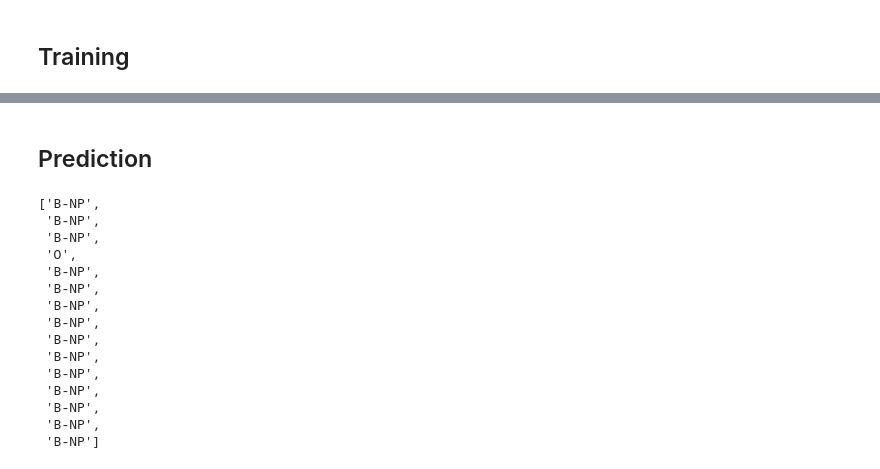
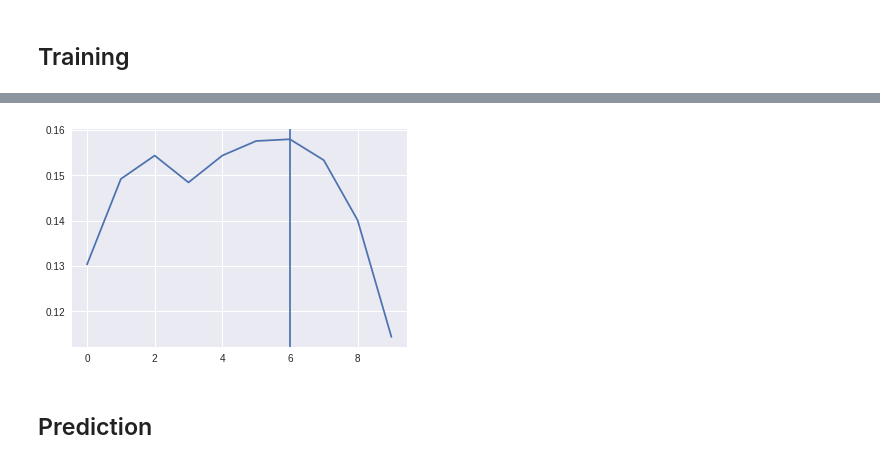
Before and after one commit to kohjingyu/hidden-markov-model, a Jupyter notebook: Part5.ipynb, the cells around one changed output, grey strips where cells are left out. Drawn from its saved outputs; the diff is of its cells as text; code cells hidden in the pictures.

```diff
--- a/Part5.ipynb
+++ b/Part5.ipynb
@@ -311,2 +367,7 @@ plt.plot(np.arange(len(losses))[::interval], losses[::interval]);  # loss of one
+# %%
+plt.plot(np.arange(n_epochs), accuracies)
+plt.axvline(x=np.argmax(accuracies));
+# %% [output]
+[figure, added]
 # %% [markdown]
 ## Prediction
@@ -315,30 +373,0 @@ out_filename = f'data/{dataset}/dev.p5.out'
-# %%
-def predict(model, sequence):
-    states = list(state_mapping)
-
-    result = []
-    tokens = tokenize(token_mapping, sequence)
-    for token in tokens:
-        x = one_hot_encode(token, len(token_mapping))
-        y_ = forward(model, x)
-        pred = states[np.argmax(y_)]
-        result.append(pred)
-    return result
-
-predict(model, val_sentences[0])
-# %% [output]
-['B-NP',
- 'B-NP',
- 'B-NP',
- 'O',
- 'B-NP',
- 'B-NP',
- 'B-NP',
- 'B-NP',
- 'B-NP',
- 'B-NP',
- 'B-NP',
- 'B-NP',
- 'B-NP',
- 'B-NP',
- 'B-NP']
```
Also changed, not shown: parts of 25 cells of this notebook.
